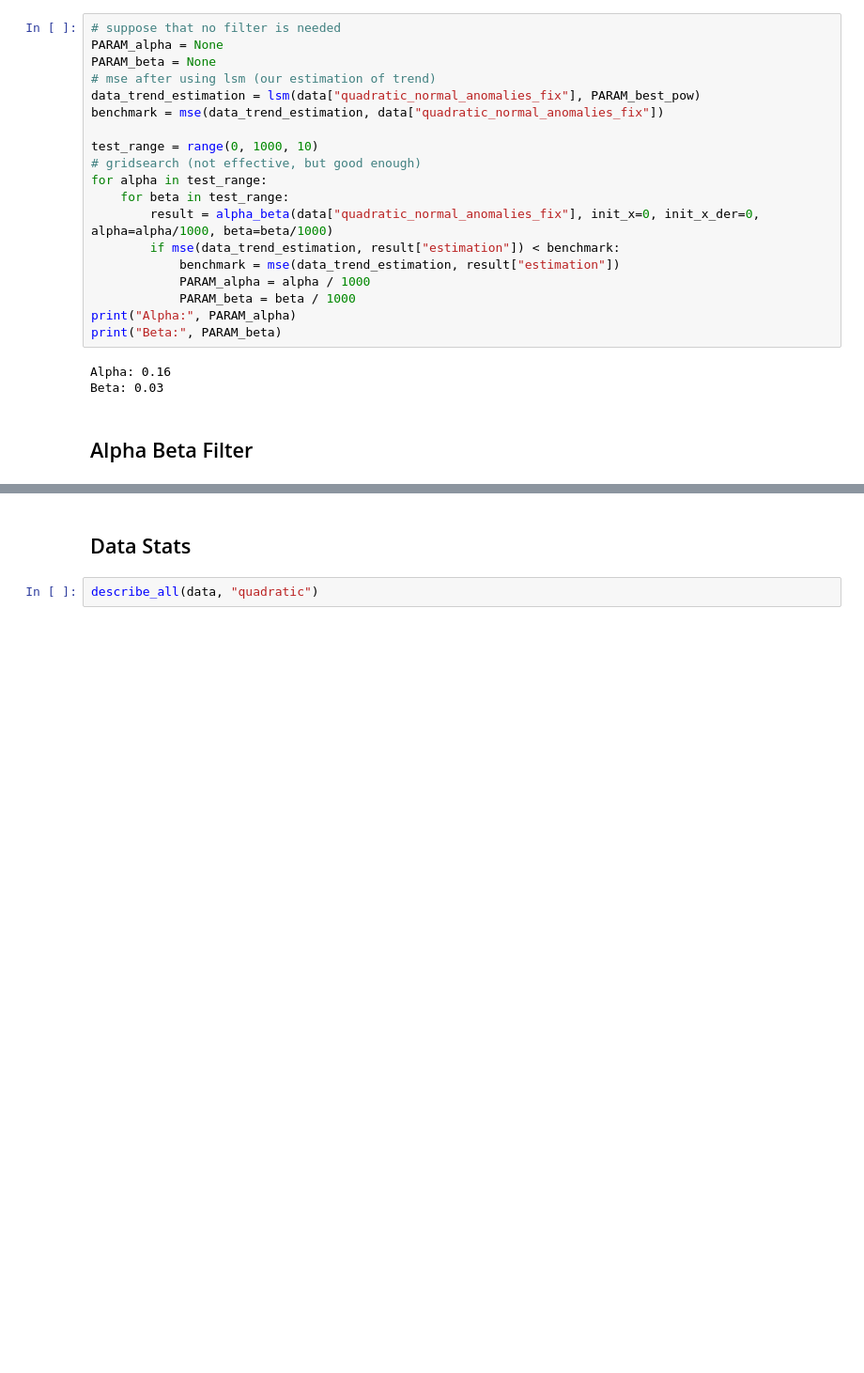
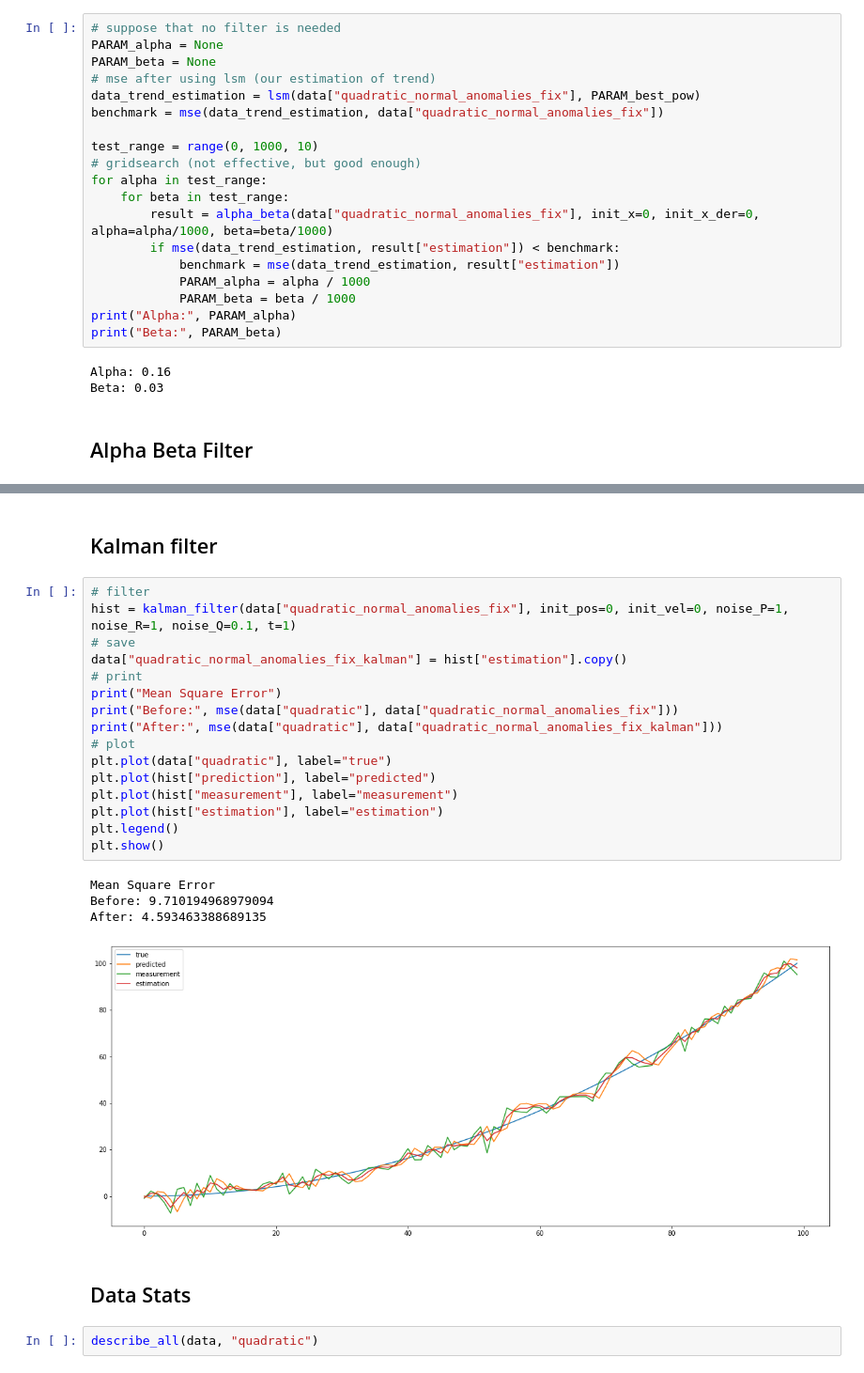
Before and after one commit to FreeLike76/KpiDataScience, a Jupyter notebook: Lab3/ds3_main.ipynb, the cells around one changed output, grey strips where cells are left out. Shown: that part at 94% size. Saved outputs shown, nothing was run; the diff lists cells and outputs as text; blank space fills up the shorter version.

```diff
--- a/Lab3/ds3_main.ipynb
+++ b/Lab3/ds3_main.ipynb
@@ -323,6 +359,29 @@ Mean Square Error
 Before: 9.710194968979094
 After: 1.3889655557170903
 [figure]
+# %% [markdown]
+## Kalman filter
+# %%
+# filter
+hist = kalman_filter(data["quadratic_normal_anomalies_fix"], init_pos=0, init_vel=0, noise_P=1, noise_R=1, noise_Q=0.1, t=1)
+# save
+data["quadratic_normal_anomalies_fix_kalman"] = hist["estimation"].copy()
+# print
+print("Mean Square Error")
+print("Before:", mse(data["quadratic"], data["quadratic_normal_anomalies_fix"]))
+print("After:", mse(data["quadratic"], data["quadratic_normal_anomalies_fix_kalman"]))
+# plot
+plt.plot(data["quadratic"], label="true")
+plt.plot(hist["prediction"], label="predicted")
+plt.plot(hist["measurement"], label="measurement")
+plt.plot(hist["estimation"], label="estimation")
+plt.legend()
+plt.show()
+# %% [output]
+Mean Square Error
+Before: 9.710194968979094
+After: 4.593463388689135
+[figure, added]
 # %% [markdown]
 ## Data Stats
 # %%
```
Also changed, not shown: parts of 9 cells of this notebook.
